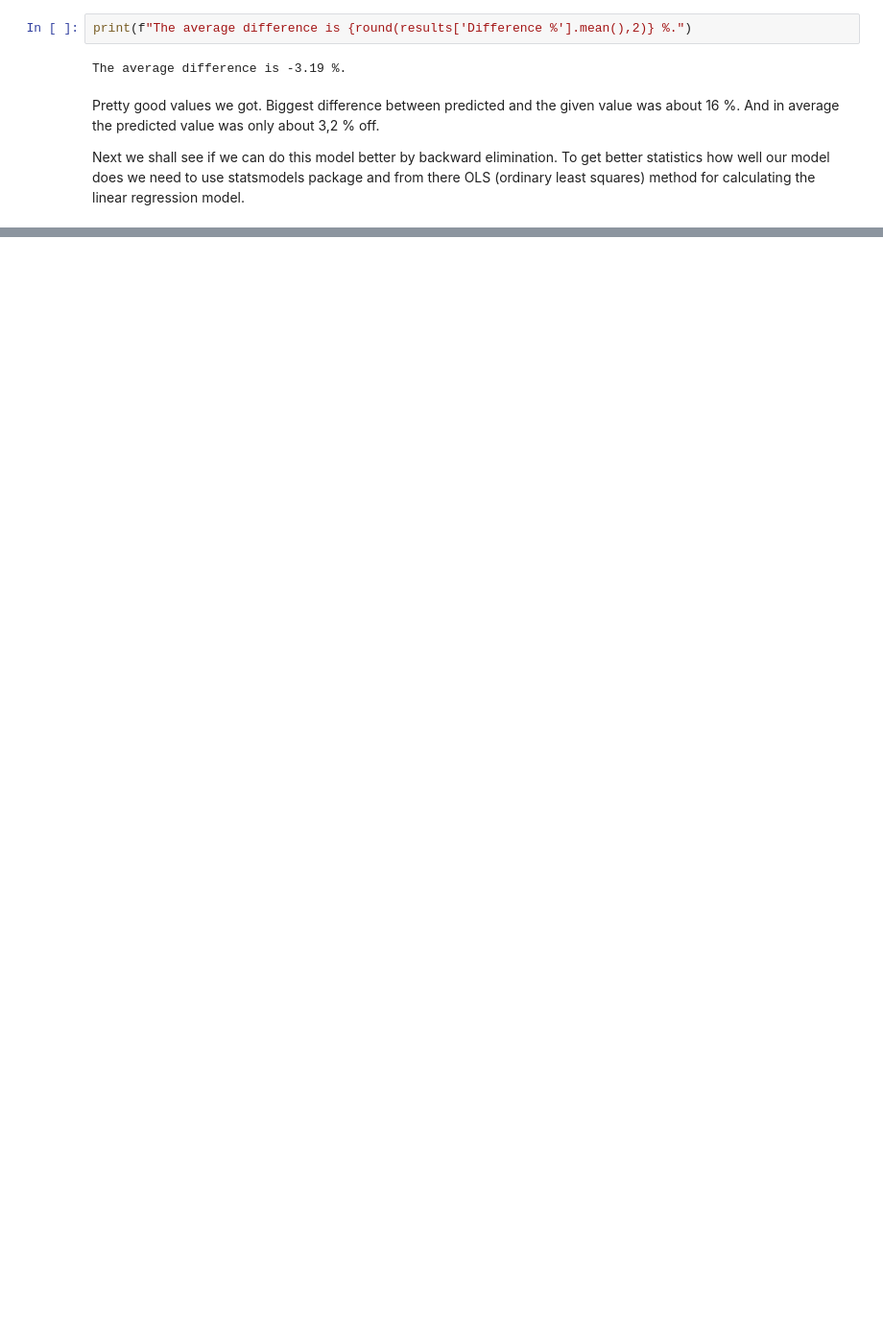
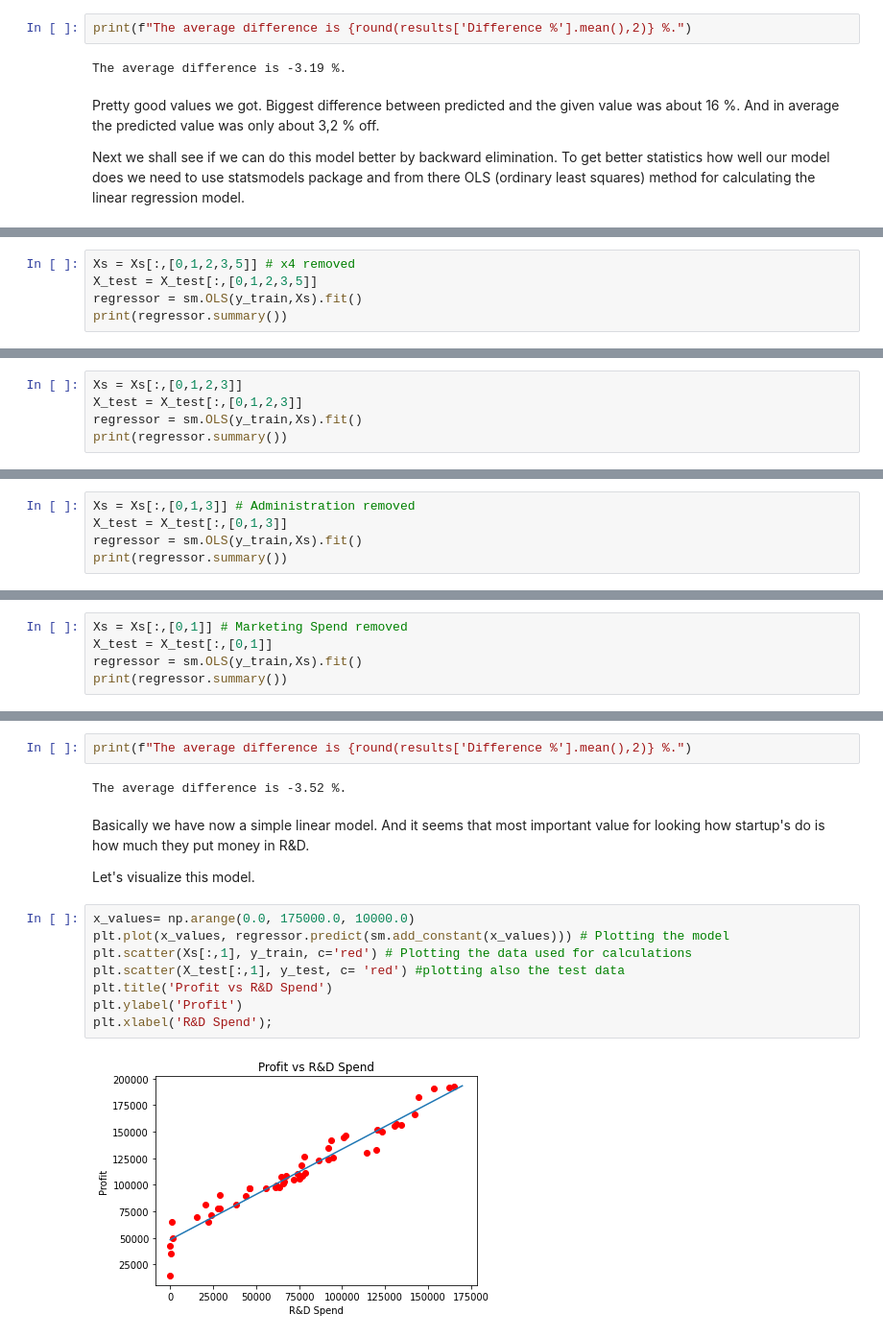
Before and after one commit to sarogov/Machine-Learning-course-projects, a Jupyter notebook: Backward_elimination_linear_regression.ipynb, the cells around one changed output, grey strips where cells are left out. Shown at 96% size. Saved outputs shown, nothing was run; the diff lists cells and outputs as text; blank space fills up the shorter version.

```diff
--- a/Backward_elimination_linear_regression.ipynb
+++ b/Backward_elimination_linear_regression.ipynb
@@ -186,0 +286,5 @@ model = sm.OLS(y_train,Xs)
+# %%
+Xs = Xs[:,[0,1,2,3,5]] # x4 removed
+X_test = X_test[:,[0,1,2,3,5]]
+regressor = sm.OLS(y_train,Xs).fit()
+print(regressor.summary())
@@ -186,0 +332,5 @@ model = sm.OLS(y_train,Xs)
+# %%
+Xs = Xs[:,[0,1,2,3]]
+X_test = X_test[:,[0,1,2,3]]
+regressor = sm.OLS(y_train,Xs).fit()
+print(regressor.summary())
@@ -186,0 +378,5 @@ model = sm.OLS(y_train,Xs)
+# %%
+Xs = Xs[:,[0,1,3]] # Administration removed
+X_test = X_test[:,[0,1,3]]
+regressor = sm.OLS(y_train,Xs).fit()
+print(regressor.summary())
@@ -186,0 +424,5 @@ model = sm.OLS(y_train,Xs)
+# %%
+Xs = Xs[:,[0,1]] # Marketing Spend removed
+X_test = X_test[:,[0,1]]
+regressor = sm.OLS(y_train,Xs).fit()
+print(regressor.summary())
@@ -186,0 +464,18 @@ model = sm.OLS(y_train,Xs)
+# %%
+print(f"The average difference is {round(results['Difference %'].mean(),2)} %.")
+# %% [output]
+The average difference is -3.52 %.
+# %% [markdown]
+Basically we have now a simple linear model. And it seems that most important value for looking how startup's do is how much they put money in R&D.
+
+Let's visualize this model.
+# %%
+x_values= np.arange(0.0, 175000.0, 10000.0)
+plt.plot(x_values, regressor.predict(sm.add_constant(x_values))) # Plotting the model
+plt.scatter(Xs[:,1], y_train, c='red') # Plotting the data used for calculations
+plt.scatter(X_test[:,1], y_test, c= 'red') #plotting also the test data
+plt.title('Profit vs R&D Spend')
+plt.ylabel('Profit')
+plt.xlabel('R&D Spend');
+# %% [output]
+[figure, added]
```
Also changed, not shown: parts of 40 cells of this notebook.
